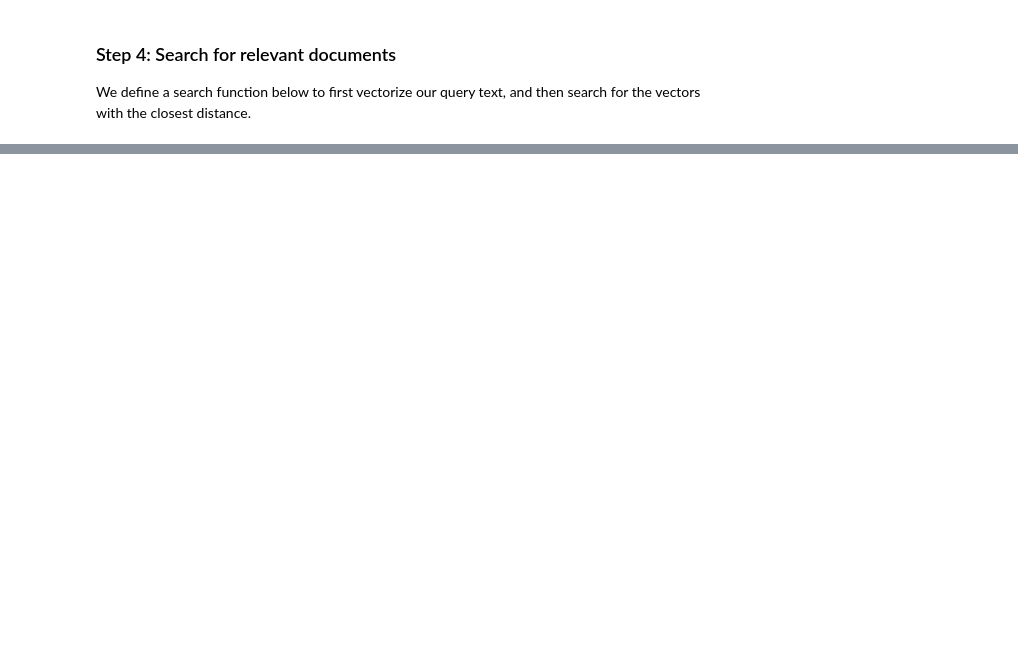
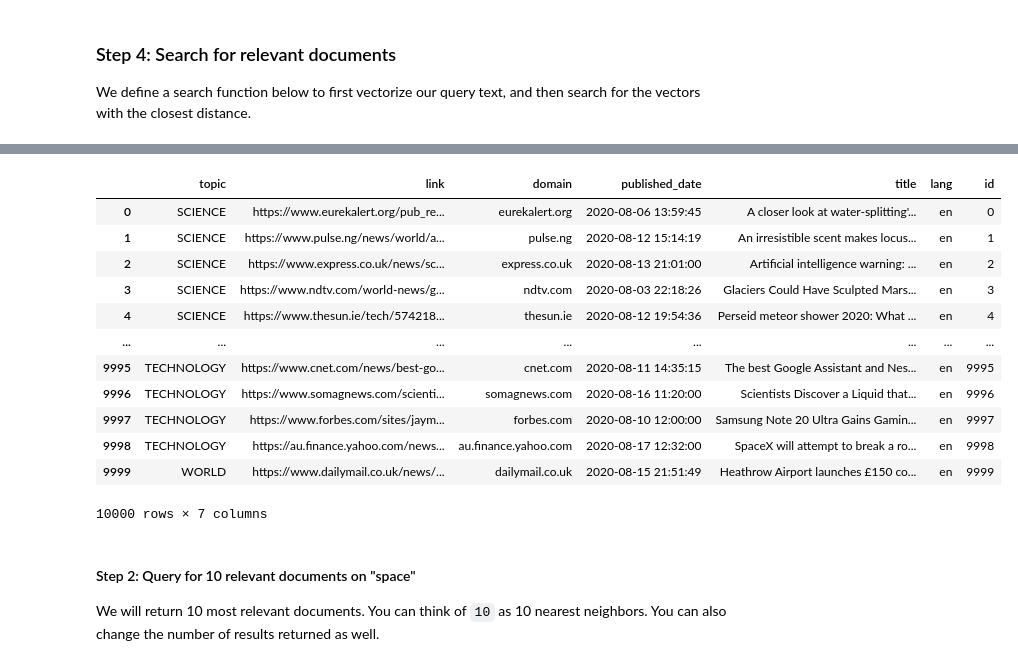
Before and after one commit to antonioanerao/edx-llm-course, a Jupyter notebook: embeddings-vector-database-and-search.ipynb, the cells around one changed output, grey strips where cells are left out. Cells and saved outputs as stored; diff of their text form; code cells hidden in the pictures; blank space fills up the shorter version.

```diff
--- a/embeddings-vector-database-and-search.ipynb
+++ b/embeddings-vector-database-and-search.ipynb
@@ -169,0 +211,16 @@ display(search_content('bad', pdf_to_index))
+# %%
+display(pdf_subset)
+# %% [output]
+|  | topic | link | domain | published_date | title | lang | id |
+| 0 | SCIENCE | https://www.eurekalert.org/pub_re... | eurekalert.org | 2020-08-06 13:59:45 | A closer look at water-splitting'... | en | 0 |
+| 1 | SCIENCE | https://www.pulse.ng/news/world/a... | pulse.ng | 2020-08-12 15:14:19 | An irresistible scent makes locus... | en | 1 |
+| 2 | SCIENCE | https://www.express.co.uk/news/sc... | express.co.uk | 2020-08-13 21:01:00 | Artificial intelligence warning: ... | en | 2 |
+| 3 | SCIENCE | https://www.ndtv.com/world-news/g... | ndtv.com | 2020-08-03 22:18:26 | Glaciers Could Have Sculpted Mars... | en | 3 |
+| 4 | SCIENCE | https://www.thesun.ie/tech/574218... | thesun.ie | 2020-08-12 19:54:36 | Perseid meteor shower 2020: What ... | en | 4 |
+| ... | ... | ... | ... | ... | ... | ... | ... |
+| 9995 | TECHNOLOGY | https://www.cnet.com/news/best-go... | cnet.com | 2020-08-11 14:35:15 | The best Google Assistant and Nes... | en | 9995 |
+| 9996 | TECHNOLOGY | https://www.somagnews.com/scienti... | somagnews.com | 2020-08-16 11:20:00 | Scientists Discover a Liquid that... | en | 9996 |
+| 9997 | TECHNOLOGY | https://www.forbes.com/sites/jaym... | forbes.com | 2020-08-10 12:00:00 | Samsung Note 20 Ultra Gains Gamin... | en | 9997 |
+| 9998 | TECHNOLOGY | https://au.finance.yahoo.com/news... | au.finance.yahoo.com | 2020-08-17 12:32:00 | SpaceX will attempt to break a ro... | en | 9998 |
+| 9999 | WORLD | https://www.dailymail.co.uk/news/... | dailymail.co.uk | 2020-08-15 21:51:49 | Heathrow Airport launches £150 co... | en | 9999 |
+10000 rows × 7 columns
@@ -169,0 +234,4 @@ display(search_content('bad', pdf_to_index))
+# %% [markdown]
+#### Step 2: Query for 10 relevant documents on "space"
+
+We will return 10 most relevant documents. You can think of `10` as 10 nearest neighbors. You can also change the number of results returned as well.
```
Also changed, not shown: parts of 21 cells of this notebook, 1 other file.
